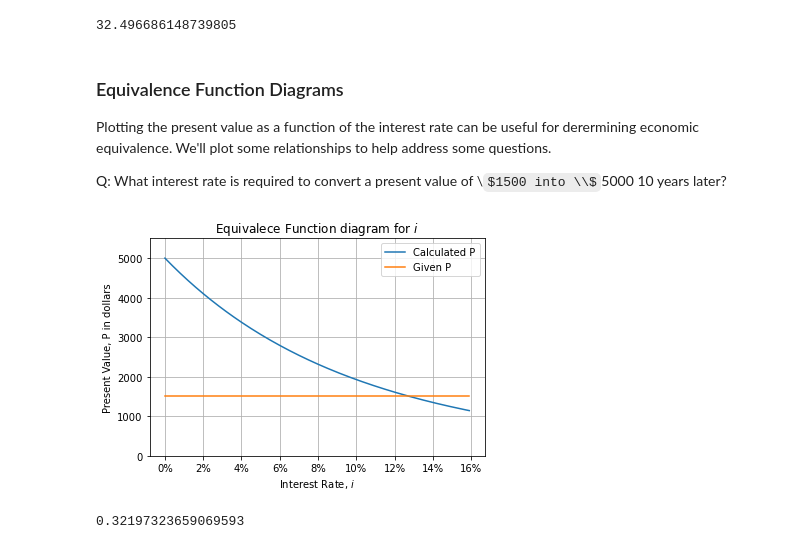
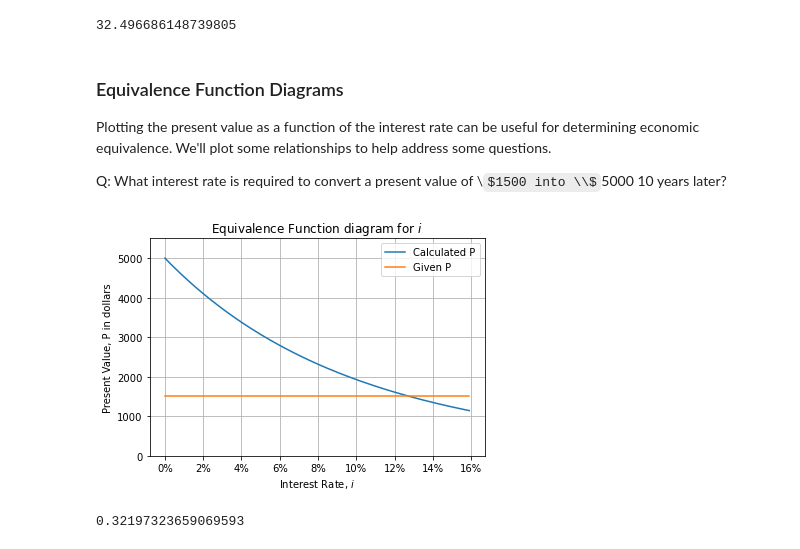
Before and after one commit to Dr-Daily/SystemsEngineering, a Jupyter notebook: Economic Evaluation.ipynb, the cells around one changed output. Cells and saved outputs as stored; diff of their text form; code cells hidden in the pictures; some formulas as TeX source.

Commit message:
Update Economic Evaluation.ipynb
Edits from class

```diff
--- a/Economic Evaluation.ipynb
+++ b/Economic Evaluation.ipynb
@@ -151,7 +151,7 @@ P
 32.496686148739805
 # %% [markdown]
 ### Equivalence Function Diagrams
-Plotting the present value as a function of the interest rate can be useful for derermining economic equivalence.
+Plotting the present value as a function of the interest rate can be useful for determining economic equivalence.
 We'll plot some relationships to help address some questions.
 
 Q: What interest rate is required to convert a present value of \\$1500 into \\$5000 10 years later?
@@ -163,26 +163,26 @@ import matplotlib.ticker as mtick
 # %%
 # Example from Figure 8.3
 F = 5000
 n = 10
 P_array = []
 i_array = np.arange(0,16/100,.001)
 P0 =1500
 #print(i_array)
 for i in i_array:
     PFin_factor = 1/(1+i)**n
     P_array.append(F*PFin_factor)
 plt.plot(i_array,P_array,label="Calculated P")
 plt.plot([min(i_array),max(i_array)],[P0,P0],label="Given P")
 plt.xlabel("Interest Rate, $i$")
 plt.ylabel("Present Value, P in dollars")
 plt.grid()
 plt.legend()
-plt.title("Equivalece Function diagram for $i$")
-ax= plt.gca()
+plt.title("Equivalence Function diagram for $i$")
+ax = plt.gca()
 ax.xaxis.set_major_formatter(mtick.PercentFormatter(1,decimals=0))
 ax.set_ylim([0,5500]);
 # %% [output]
-[figure, old version]
+[figure, new version]
 # %%
 #Calcuation in Fig 8.3
 #P/F,i,n or P/F,12,10
```
Also changed, not shown: parts of 16 cells of this notebook.
